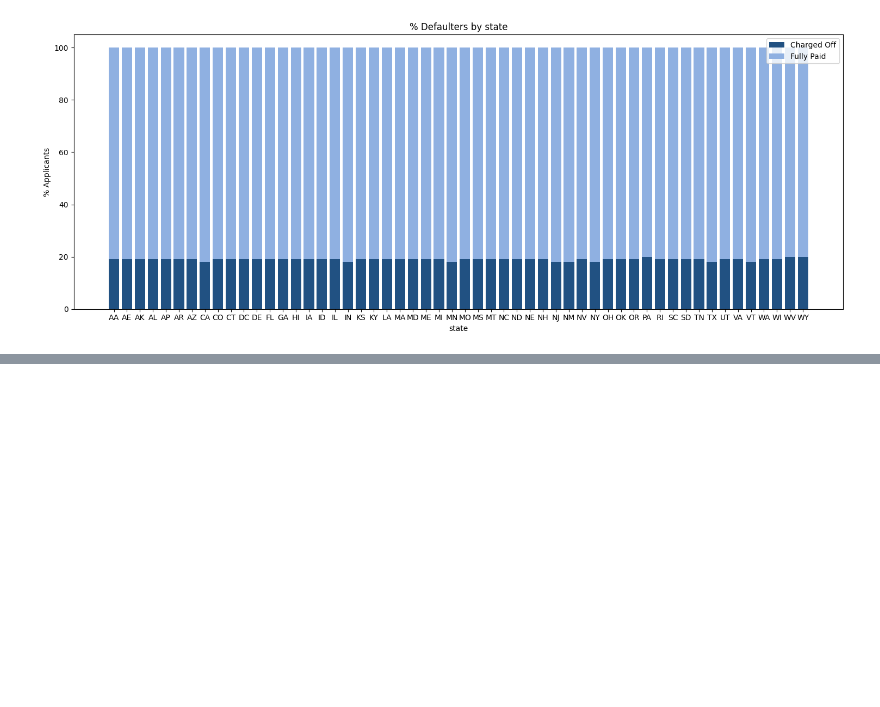
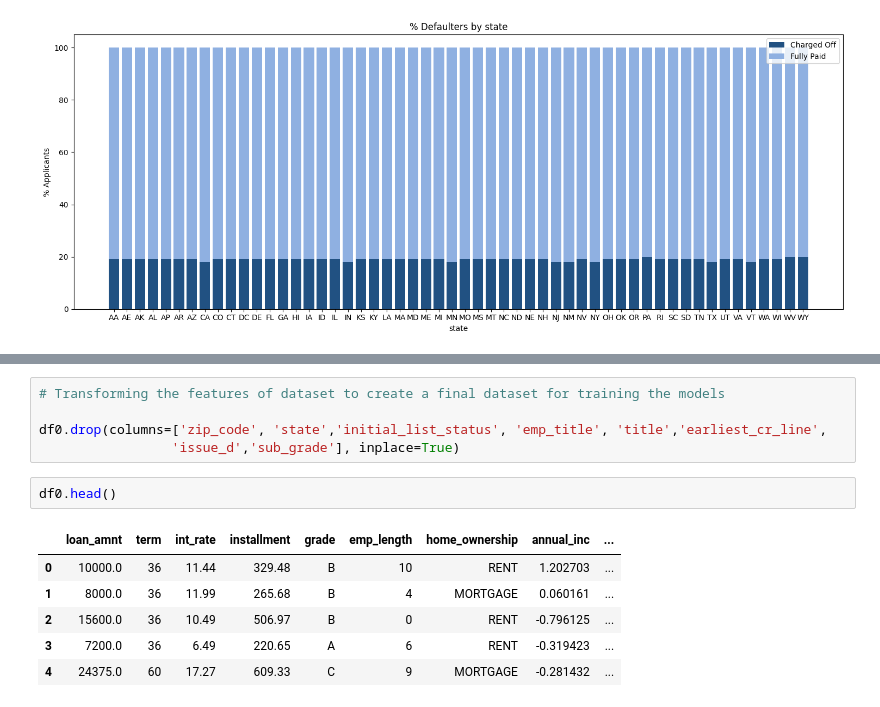
Before and after one commit to Nidhi-Pawar/credit_line_eligibility, a Jupyter notebook: notebooks/04_Feature-Engineering.ipynb, the cells around one changed output, grey strips where cells are left out. Cells and saved outputs as stored; diff of their text form; blank space fills up the shorter version.

```diff
--- a/notebooks/03_Feature-Engineering.ipynb
+++ b/notebooks/04_Feature-Engineering.ipynb
@@ -94,0 +105,14 @@ Since these features do not introduce valuable information for model training, w
+# %%
+# Transforming the features of dataset to create a final dataset for training the models
+
+df0.drop(columns=['zip_code', 'state','initial_list_status', 'emp_title', 'title','earliest_cr_line',
+                 'issue_d','sub_grade'], inplace=True)
+# %%
+df0.head()
+# %% [output]
+|  | loan_amnt | term | int_rate | installment | grade | emp_length | home_ownership | annual_inc | ... |
+| 0 | 10000.0 | 36 | 11.44 | 329.48 | B | 10 | RENT | 1.202703 | ... |
+| 1 | 8000.0 | 36 | 11.99 | 265.68 | B | 4 | MORTGAGE | 0.060161 | ... |
+| 2 | 15600.0 | 36 | 10.49 | 506.97 | B | 0 | RENT | -0.796125 | ... |
+| 3 | 7200.0 | 36 | 6.49 | 220.65 | A | 6 | RENT | -0.319423 | ... |
+| 4 | 24375.0 | 60 | 17.27 | 609.33 | C | 9 | MORTGAGE | -0.281432 | ... |
```
Also changed, not shown: parts of 4 cells of this notebook, 3 other files.
